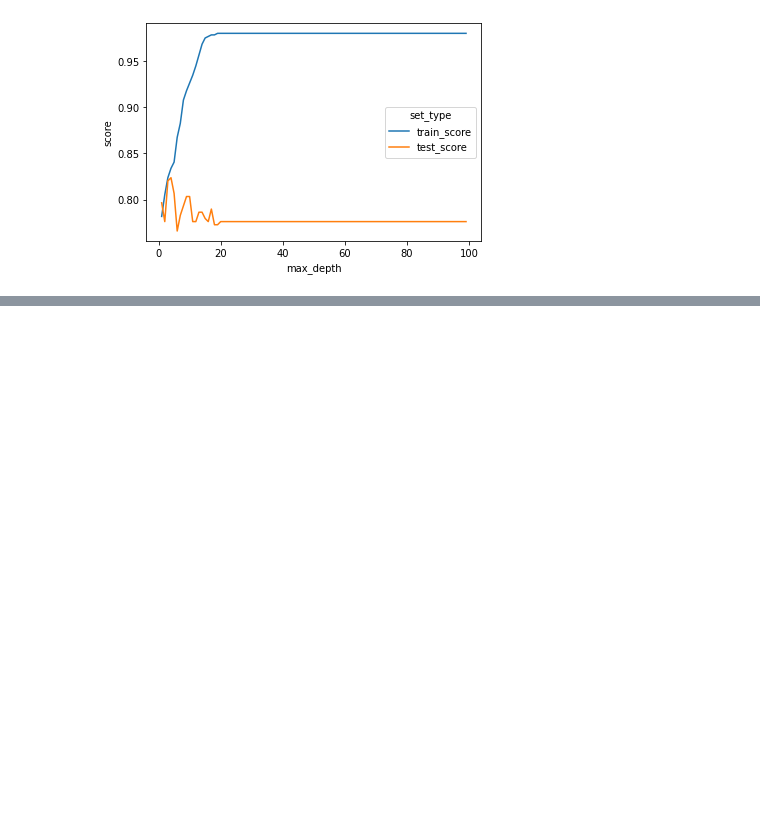
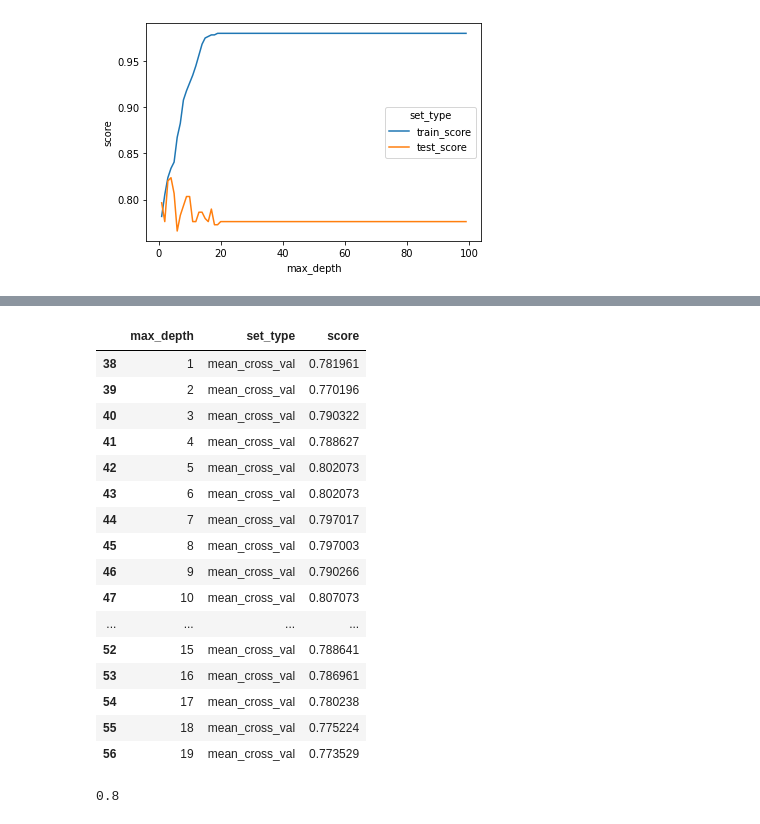
Before and after one commit to nkljukin/Python-train, a Jupyter notebook: titanic_tree_1.ipynb, the cells around one changed output, grey strips where cells are left out. Cells and saved outputs as stored; diff of their text form; code cells hidden in the pictures; blank space fills up the shorter version.

```diff
--- a/titanic_tree_1.ipynb
+++ b/titanic_tree_1.ipynb
@@ -154,0 +194,20 @@ sns.lineplot(x = 'max_depth', y = 'score', hue = 'set_type', data = scores_data_
+# %%
+scores_data_long_1.query("set_type == 'mean_cross_val'").head(20)
+# %% [output]
+|  | max_depth | set_type | score |
+| 38 | 1 | mean_cross_val | 0.781961 |
+| 39 | 2 | mean_cross_val | 0.770196 |
+| 40 | 3 | mean_cross_val | 0.790322 |
+| 41 | 4 | mean_cross_val | 0.788627 |
+| 42 | 5 | mean_cross_val | 0.802073 |
+| 43 | 6 | mean_cross_val | 0.802073 |
+| 44 | 7 | mean_cross_val | 0.797017 |
+| 45 | 8 | mean_cross_val | 0.797003 |
+| 46 | 9 | mean_cross_val | 0.790266 |
+| 47 | 10 | mean_cross_val | 0.807073 |
+| ... | ... | ... | ... |
+| 52 | 15 | mean_cross_val | 0.788641 |
+| 53 | 16 | mean_cross_val | 0.786961 |
+| 54 | 17 | mean_cross_val | 0.780238 |
+| 55 | 18 | mean_cross_val | 0.775224 |
+| 56 | 19 | mean_cross_val | 0.773529 |
@@ -154,0 +216,4 @@ sns.lineplot(x = 'max_depth', y = 'score', hue = 'set_type', data = scores_data_
+# %%
+cross_val_score(clf, X_test, y_test, cv=5).mean()
+# %% [output]
+0.8
```
Also changed, not shown: parts of 10 cells of this notebook.
